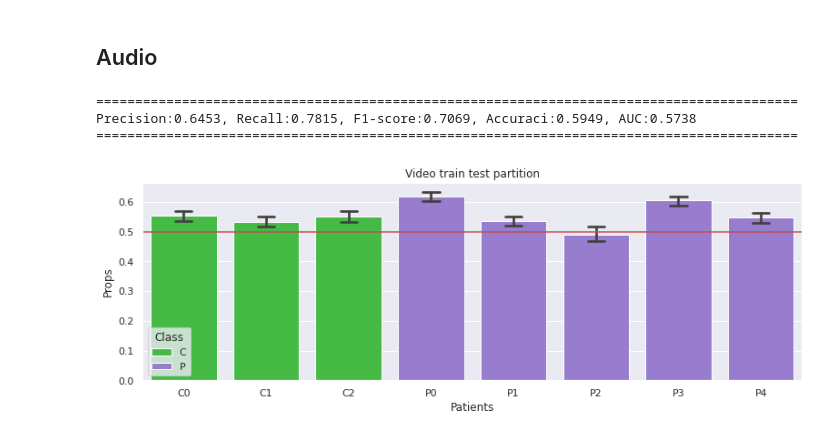
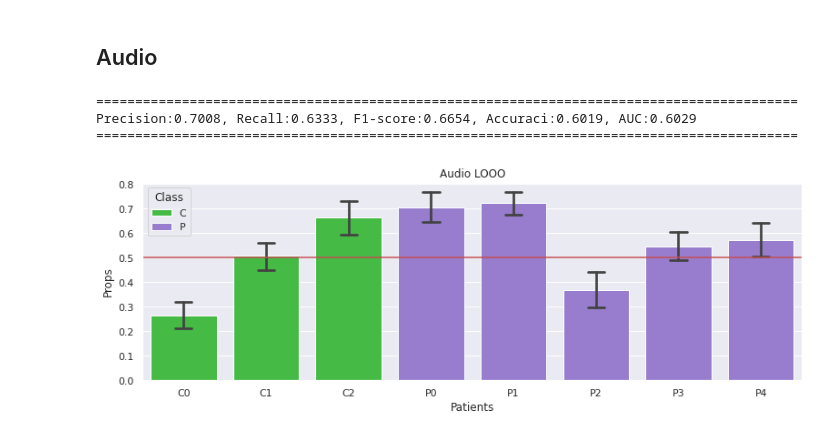
Before and after one commit to jdvalera19/Parkinson-Multimodal-Cross-Attention, a Jupyter notebook: View_result.ipynb, the cells around one changed output. Drawn from its saved outputs; the diff is of its cells as text; code cells hidden in the pictures.

Commit message:
audio visual experiments

```diff
--- a/View_result.ipynb
+++ b/View_result.ipynb
@@ -30,11 +43,11 @@ Precision:0.5650, Recall:0.5148, F1-score:0.5388, Accuraci:0.4491, AUC:0.2687
 # %% [markdown]
 ## Audio
 # %%
-data_path = 'Results/Note:AUDIO:LOO_data_v2-Lr:1e-07-Epoch:10-Exercise:Words.csv'
+data_path = 'Results/Note:AUDIO:LOO_data_v2-Lr:2e-07-Epoch:75-Exercise:Words.csv'
 view_results(data_path)
-plot_results_per_patient(data_path, 'Video train test partition')
+plot_results_per_patient(data_path, 'Audio LOOO')
 # %% [output]
 ==========================================================================================
-Precision:0.6453, Recall:0.7815, F1-score:0.7069, Accuraci:0.5949, AUC:0.5738
+Precision:0.7008, Recall:0.6333, F1-score:0.6654, Accuraci:0.6019, AUC:0.6029
 ==========================================================================================
-[figure, old version]
+[figure, new version]
```
Also changed, not shown: parts of 5 cells of this notebook, 10 other files.
